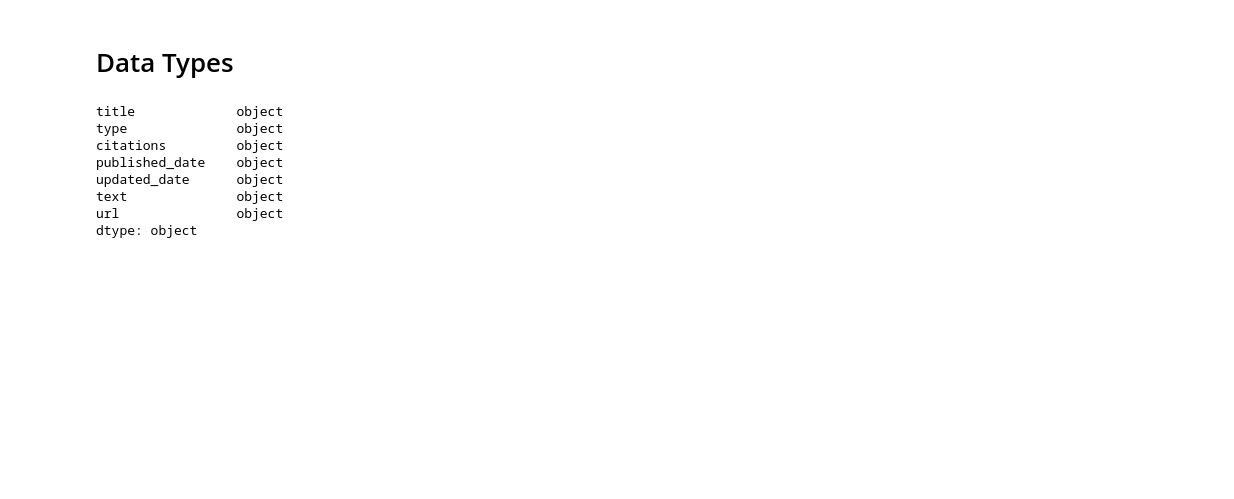
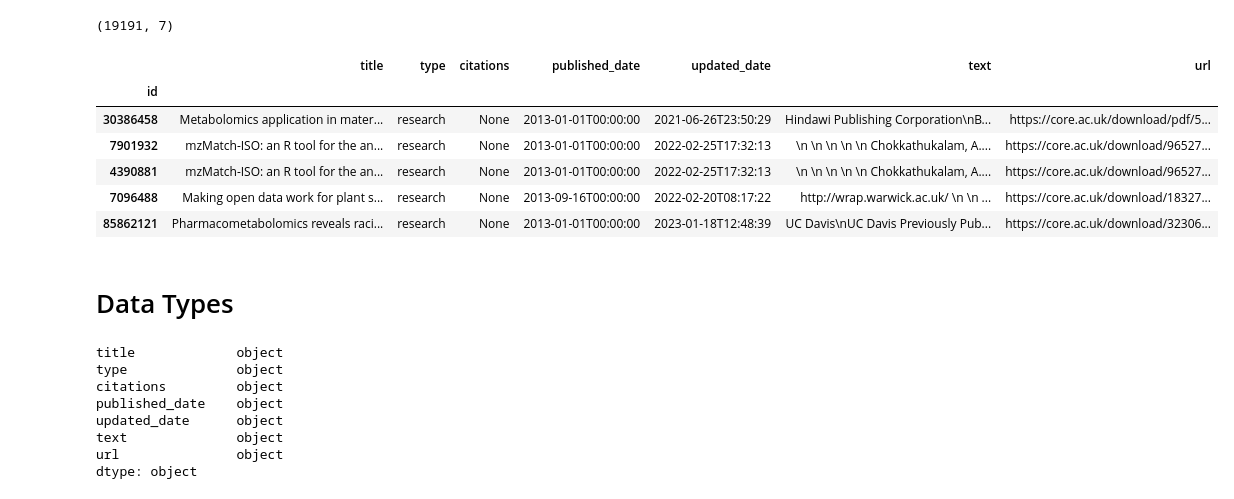
Before and after one commit to samdeverett/metabolomics-llm, a Jupyter notebook: eda.ipynb, the cells around one changed output. Saved outputs shown, nothing was run; the diff lists cells and outputs as text; code cells hidden in the pictures; blank space fills up the shorter version.

```diff
--- a/eda.ipynb
+++ b/eda.ipynb
@@ -6,6 +6,20 @@ from utils import get_works_from_years
 # %%
 # Get data
 df = get_works_from_years(start_year=2013, end_year=2023)
+# %%
+df.shape
+# %% [output]
+(19191, 7)
+# %%
+df.head()
+# %% [output]
+|  | title | type | citations | published_date | updated_date | text | url |
+| id |  |  |  |  |  |  |  |
+| 30386458 | Metabolomics application in mater... | research | None | 2013-01-01T00:00:00 | 2021-06-26T23:50:29 | Hindawi Publishing Corporation\nB... | https://core.ac.uk/download/pdf/5... |
+| 7901932 | mzMatch-ISO: an R tool for the an... | research | None | 2013-01-01T00:00:00 | 2022-02-25T17:32:13 | \n \n \n \n \n Chokkathukalam, A.... | https://core.ac.uk/download/96527... |
+| 4390881 | mzMatch-ISO: an R tool for the an... | research | None | 2013-01-01T00:00:00 | 2022-02-25T17:32:13 | \n \n \n \n \n Chokkathukalam, A.... | https://core.ac.uk/download/96527... |
+| 7096488 | Making open data work for plant s... | research | None | 2013-09-16T00:00:00 | 2022-02-20T08:17:22 | http://wrap.warwick.ac.uk/ \n \n ... | https://core.ac.uk/download/18327... |
+| 85862121 | Pharmacometabolomics reveals raci... | research | None | 2013-01-01T00:00:00 | 2023-01-18T12:48:39 | UC Davis\nUC Davis Previously Pub... | https://core.ac.uk/download/32306... |
 # %% [markdown]
 # Data Types
 # %%
```
